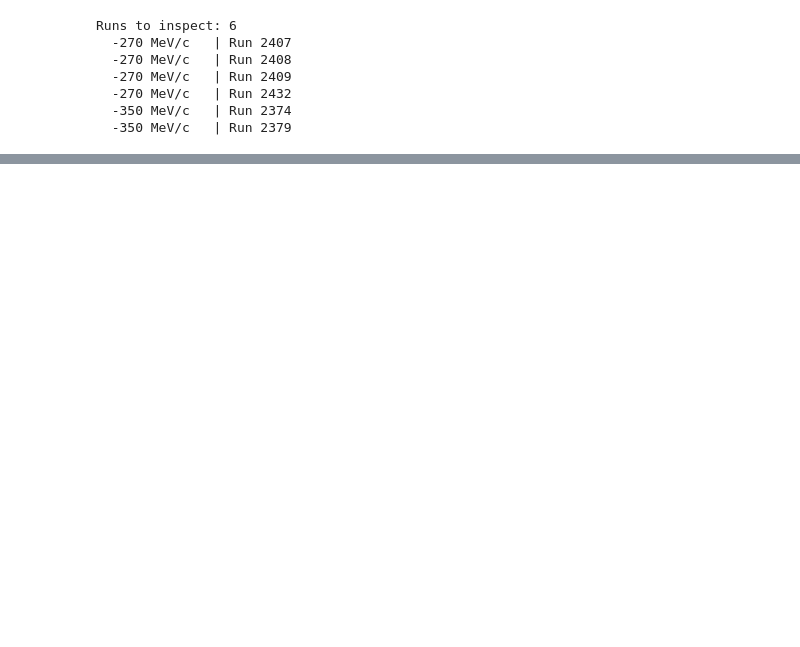
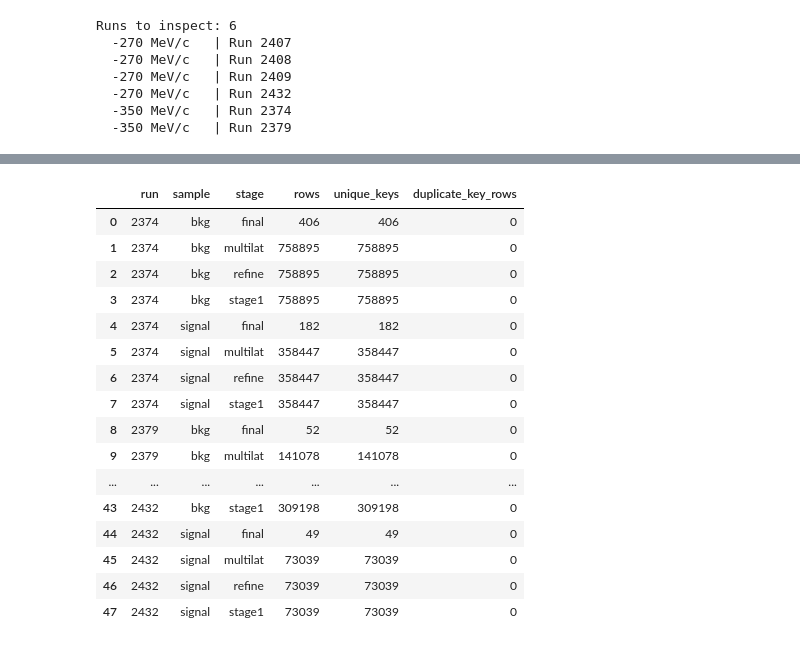
Before and after one commit to elenaramos44/9Li_analysis, a Jupyter notebook: notebooks/analysis_updates_checks.ipynb, the cells around one changed output, grey strips where cells are left out. Saved outputs shown, nothing was run; the diff lists cells and outputs as text; code cells hidden in the pictures; blank space fills up the shorter version.

```diff
--- a/notebooks/analysis_updates_checks.ipynb
+++ b/notebooks/analysis_updates_checks.ipynb
@@ -203,0 +454,72 @@ FILE AND ROW INVENTORY
+# %%
+# ============================================================
+# Compare candidate identities across stages
+# ============================================================
+
+KEY_COLS = ["spill_id", "t_window_start_ns"]
+
+identity_rows = []
+
+for (run, sample), info in sorted(data.items()):
+
+    dfs = info["dfs"]
+
+    available_stages = [
+        stage
+        for stage in ("stage1", "multilat", "refine", "final")
+        if not dfs[stage].empty
+    ]
+
+    for stage in available_stages:
+
+        df = dfs[stage]
+
+        if not all(col in df.columns for col in KEY_COLS):
+            identity_rows.append({
+                "run": run,
+                "sample": sample,
+                "stage": stage,
+                "rows": len(df),
+                "unique_keys": np.nan,
+                "duplicate_key_rows": np.nan,
+            })
+            continue
+
+        keys = pd.MultiIndex.from_frame(
+            df[KEY_COLS]
+        )
+
+        identity_rows.append({
+            "run": run,
+            "sample": sample,
+            "stage": stage,
+            "rows": len(df),
+            "unique_keys": keys.nunique(),
+            "duplicate_key_rows": int(keys.duplicated().sum()),
+        })
+
+identity_audit = pd.DataFrame(identity_rows)
+
+display(
+    identity_audit.sort_values(
+        ["run", "sample", "stage"]
+    ).reset_index(drop=True)
+)
+# %% [output]
+|  | run | sample | stage | rows | unique_keys | duplicate_key_rows |
+| 0 | 2374 | bkg | final | 406 | 406 | 0 |
+| 1 | 2374 | bkg | multilat | 758895 | 758895 | 0 |
+| 2 | 2374 | bkg | refine | 758895 | 758895 | 0 |
+| 3 | 2374 | bkg | stage1 | 758895 | 758895 | 0 |
+| 4 | 2374 | signal | final | 182 | 182 | 0 |
+| 5 | 2374 | signal | multilat | 358447 | 358447 | 0 |
+| 6 | 2374 | signal | refine | 358447 | 358447 | 0 |
+| 7 | 2374 | signal | stage1 | 358447 | 358447 | 0 |
+| 8 | 2379 | bkg | final | 52 | 52 | 0 |
+| 9 | 2379 | bkg | multilat | 141078 | 141078 | 0 |
+| ... | ... | ... | ... | ... | ... | ... |
+| 43 | 2432 | bkg | stage1 | 309198 | 309198 | 0 |
+| 44 | 2432 | signal | final | 49 | 49 | 0 |
+| 45 | 2432 | signal | multilat | 73039 | 73039 | 0 |
+| 46 | 2432 | signal | refine | 73039 | 73039 | 0 |
+| 47 | 2432 | signal | stage1 | 73039 | 73039 | 0 |
```
Also changed, not shown: parts of 4 cells of this notebook, 2 other files.
